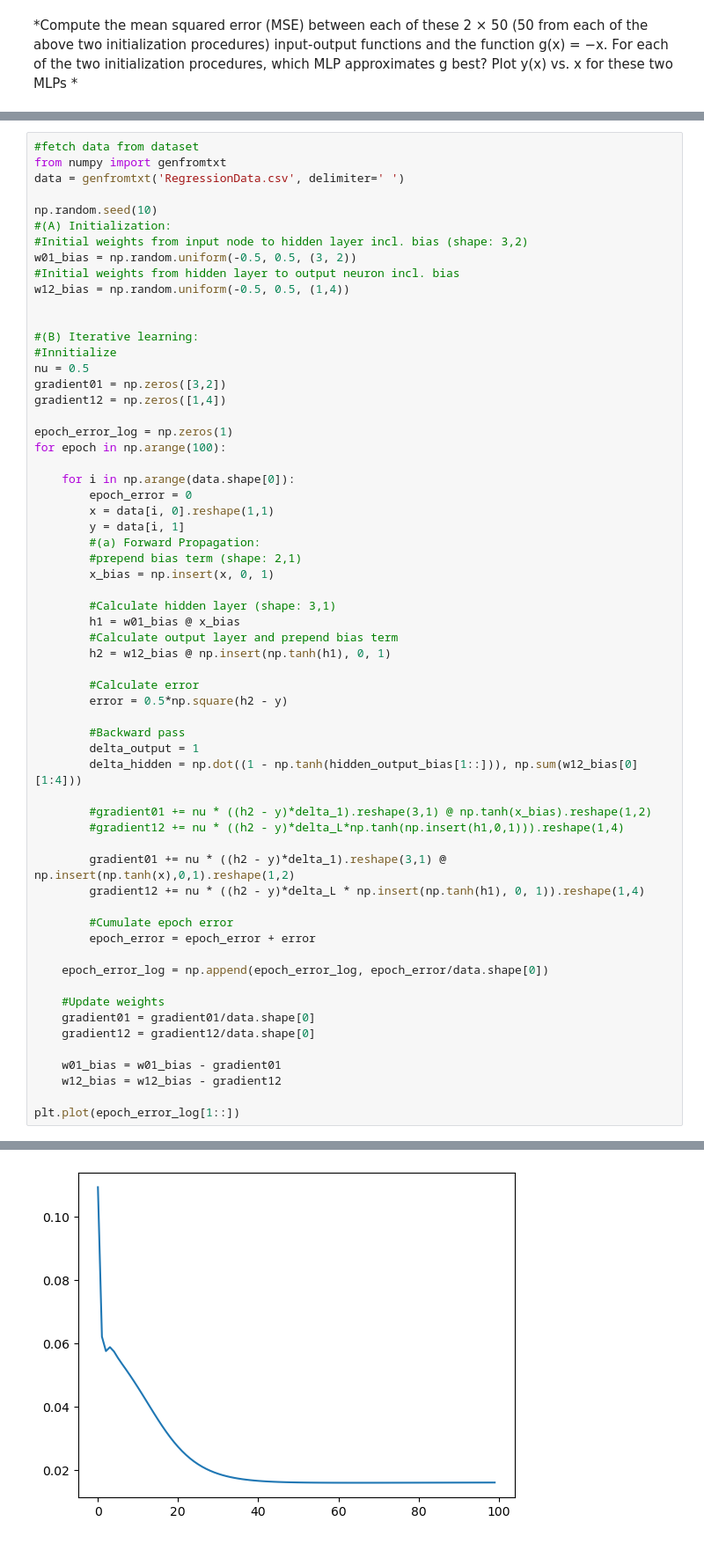
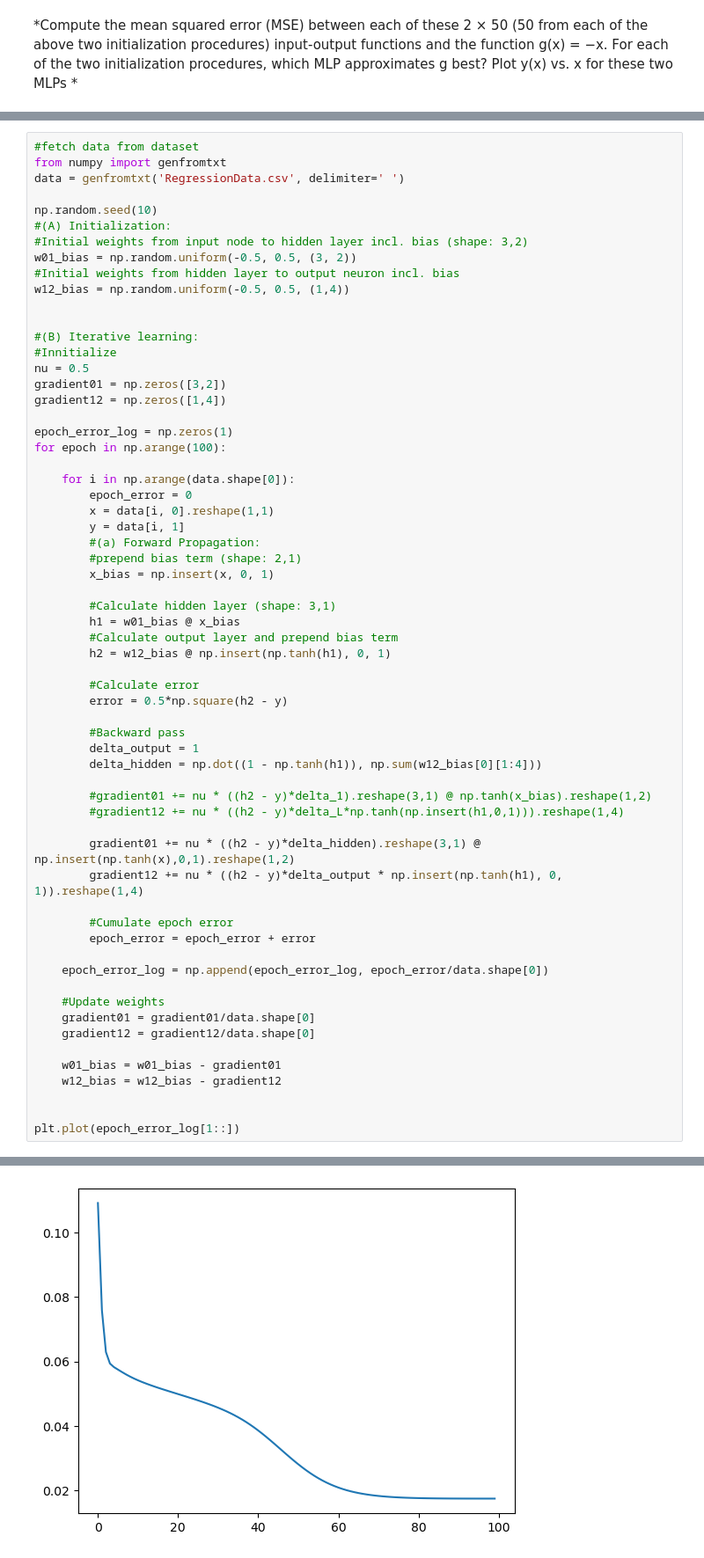
Before and after one commit to Javiermateor/Machine-Intelligence-I, a Jupyter notebook: Exercises/Exercise_03.ipynb, the cells around one changed output, grey strips where cells are left out. Shown at 88% size. Drawn from its saved outputs; the diff is of its cells as text.

Commit message:
added plots

```diff
--- a/Exercises/Exercise_03.ipynb
+++ b/Exercises/Exercise_03.ipynb
@@ -115,34 +123,35 @@ for epoch in np.arange(100):
         #Calculate hidden layer (shape: 3,1)
         h1 = w01_bias @ x_bias
         #Calculate output layer and prepend bias term
         h2 = w12_bias @ np.insert(np.tanh(h1), 0, 1)
 
         #Calculate error
         error = 0.5*np.square(h2 - y)
 
         #Backward pass
         delta_output = 1
-        delta_hidden = np.dot((1 - np.tanh(hidden_output_bias[1::])), np.sum(w12_bias[0][1:4]))
+        delta_hidden = np.dot((1 - np.tanh(h1)), np.sum(w12_bias[0][1:4]))
 
         #gradient01 += nu * ((h2 - y)*delta_1).reshape(3,1) @ np.tanh(x_bias).reshape(1,2)
         #gradient12 += nu * ((h2 - y)*delta_L*np.tanh(np.insert(h1,0,1))).reshape(1,4)
 
-        gradient01 += nu * ((h2 - y)*delta_1).reshape(3,1) @ np.insert(np.tanh(x),0,1).reshape(1,2)
-        gradient12 += nu * ((h2 - y)*delta_L * np.insert(np.tanh(h1), 0, 1)).reshape(1,4)
+        gradient01 += nu * ((h2 - y)*delta_hidden).reshape(3,1) @ np.insert(np.tanh(x),0,1).reshape(1,2)
+        gradient12 += nu * ((h2 - y)*delta_output * np.insert(np.tanh(h1), 0, 1)).reshape(1,4)
 
         #Cumulate epoch error
         epoch_error = epoch_error + error
 
     epoch_error_log = np.append(epoch_error_log, epoch_error/data.shape[0])
 
     #Update weights
     gradient01 = gradient01/data.shape[0]
     gradient12 = gradient12/data.shape[0]
 
     w01_bias = w01_bias - gradient01
     w12_bias = w12_bias - gradient12
 
+
 plt.plot(epoch_error_log[1::])
 # %% [output]
 [<matplotlib.lines.Line2D at 0x...>]
-[figure, old version]
+[figure, new version]
```
Also changed, not shown: parts of 2 cells of this notebook.
